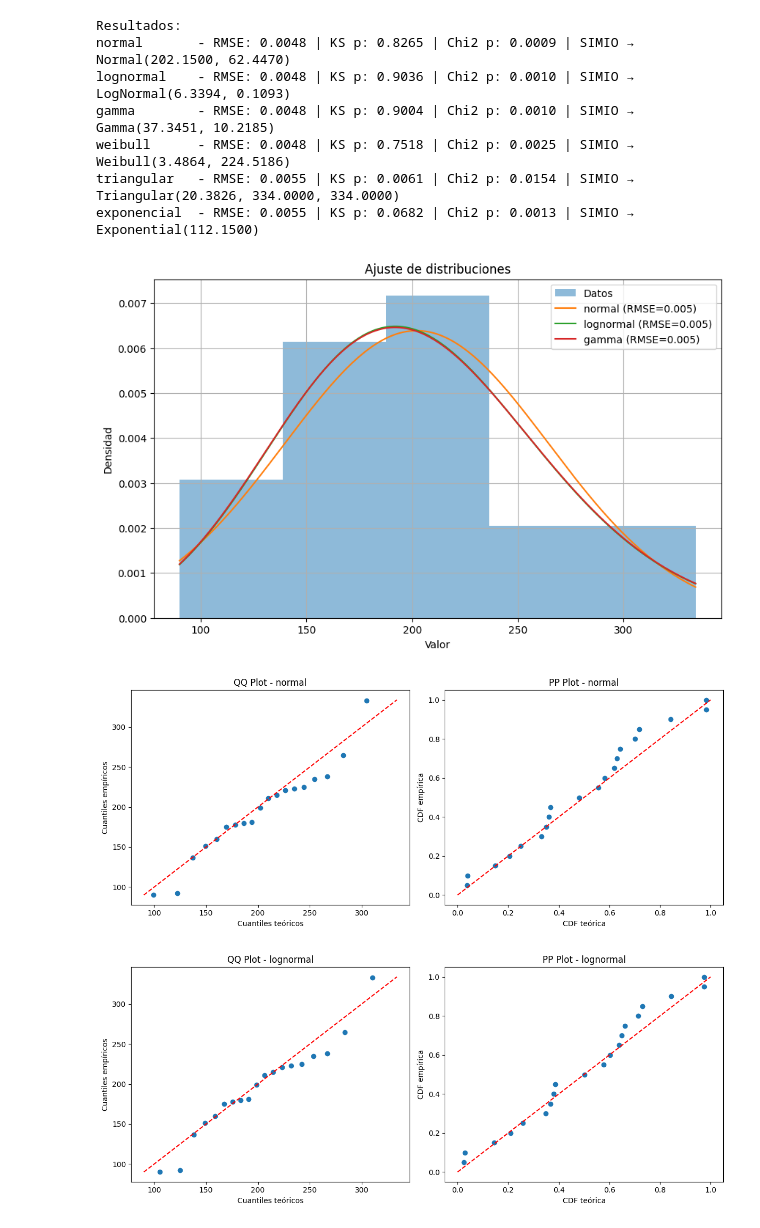
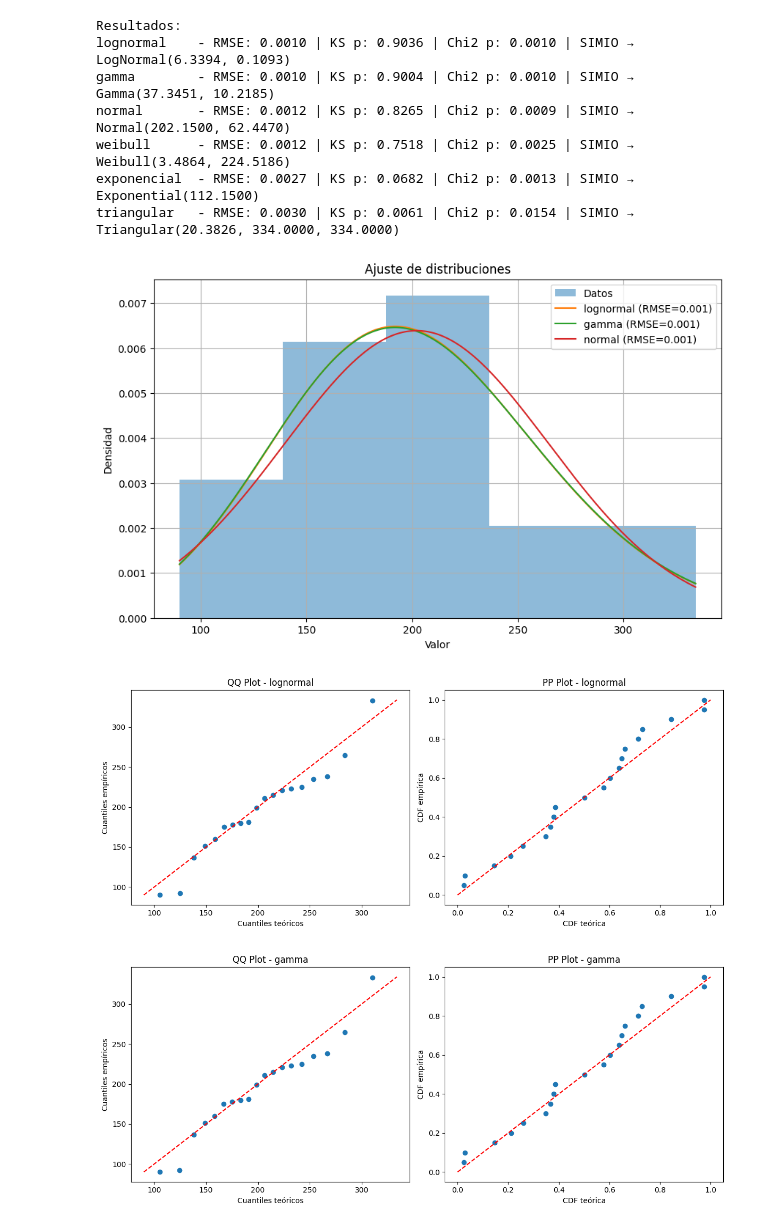
Before and after one commit to VichoRamirez/Simulacion, a Jupyter notebook: Ajustes_Distribucion.ipynb, the cells around one changed output. Drawn from its saved outputs; the diff is of its cells as text; code cells hidden in the pictures.

```diff
--- a/Ajustes_Distribucion.ipynb
+++ b/Ajustes_Distribucion.ipynb
@@ -24,7 +24,7 @@ def chi_cuadrado_test(data, distrib, params, bins=30):
     p_value = 1 - stats.chi2.cdf(chi2, df)
     return chi2, p_value
 
-def ajustar_distribuciones(data):
+def ajustar_distribuciones(data, bins):
     resultados = []
     x = np.linspace(min(data), max(data), 1000)
 
@@ -37,7 +37,7 @@ def ajustar_distribuciones(data):
             pdf_ajustada = distrib.pdf(x, *params)
 
             # Interpolación para RMSE
-            hist, bins = np.histogram(data, bins=30, density=True)
+            hist, bins = np.histogram(data, bins=bins, density=True)
             bin_centers = 0.5 * (bins[1:] + bins[:-1])
             pdf_interp = np.interp(bin_centers, x, pdf_ajustada)
             rmse = np.sqrt(mean_squared_error(hist, pdf_interp))
@@ -103,3 +103,20 @@ def qq_pp_plots(data, nombre, distrib, params):
 
     plt.tight_layout()
     plt.show()
+
+datos = pd.read_excel("Proyecto Simulación.xlsx", sheet_name="Personas", usecols='A:I')
+datos.drop(columns = ["Hora", "Tiempo llegadas(min)", "Hora subida", "Hora dif", "Tiempo subida (min)", "Tiempo subida (seg)"], inplace = True)
+datos = datos.iloc[:1112]
+datos.info()
+personas_llegada = np.array(datos['Tiempo llegadas(seg)'].astype('float'))[1:]
+personas_subida = np.array(datos[datos['Tiempo entre subida']<= 20]['Tiempo entre subida'].astype('float'))[1:] #Elimina los outliers (tiempos en los que no había bus)
+bins_pl = round(np.sqrt(len(personas_llegada))) # Según la regla de la raiz cuadrada
+bins_ps = round(np.sqrt(len(personas_subida)))
+
+datos = pd.read_excel("Proyecto Simulación.xlsx", sheet_name="Buses", usecols='A:I')
+datos.drop(columns = ["Hora Lleg.", "Hora entre", "T. entre lleg. (min)", "Hora Salida", "Hora para Salida", "T. Salida (min)"], inplace = True)
+datos.info()
+buses_llegada = np.array(datos['T. entre lleg. (seg)'].astype('float'))
+buses_salida = np.array(datos['T. Salida (seg)'].astype('float'))
+bins_bl = round(np.log2(len(buses_llegada))+1)
+bins_bs = round(np.log2(len(buses_llegada))+1)
@@ -144,6 +144,6 @@ memory usage: 612.0 bytes
 # %%
 # Ajustar distribuciones
-resultados = ajustar_distribuciones(personas_llegada)
+resultados = ajustar_distribuciones(personas_llegada, bins_pl)
 
 print("\nResultados:")
 for r in resultados:
@@ -200,7 +200,7 @@ triangular   - RMSE: 0.0523 | KS p: 0.0000 | Chi2 p: 0.0000 | SIMIO → Triangul
 [figure]
 # %%
 # Ajustar distribuciones
-resultados = ajustar_distribuciones(personas_subida)
+resultados = ajustar_distribuciones(personas_subida, bins_ps)
 
 print("\nResultados:")
 for r in resultados:
@@ -257,7 +257,7 @@ gamma        - RMSE: 0.1564 | KS p: 0.0000 | Chi2 p: 0.0000 | SIMIO → Gamma(0.
 [figure]
 # %%
 # Ajustar distribuciones
-resultados = ajustar_distribuciones(buses_llegada)
+resultados = ajustar_distribuciones(buses_llegada, bins_bl)
 
 print("\nResultados:")
 for r in resultados:
@@ -275,39 +275,39 @@ for r in resultados:
     elif nombre == 'gamma':
         simio_str = f"Gamma({p[0]:.4f}, {p[2]:.4f})"
     elif nombre == 'weibull':
         simio_str = f"Weibull({p[0]:.4f}, {p[2]:.4f})"
     elif nombre == 'lognormal':
         mu = np.log(p[2])
         sigma = p[0]
         simio_str = f"LogNormal({mu:.4f}, {sigma:.4f})"
     elif nombre == 'triangular':
         min_val = p[1]
         max_val = p[1] + p[2]
         mode = min_val + p[2] * p[0]
         simio_str = f"Triangular({min_val:.4f}, {mode:.4f}, {max_val:.4f})"
     else:
         simio_str = f"{nombre.capitalize()}({', '.join(f'{x:.4f}' for x in p)})"
 
     print(f"{nombre:12} - RMSE: {rmse:.4f} | KS p: {ks_p:.4f} | Chi2 p: {chi2_p:.4f} | SIMIO → {simio_str}")
 
 
 
 # Seleccionar y graficar las mejores distribuciones
 top_n = 3
 mejores = resultados[:top_n]
 graficar_resultados(buses_llegada, mejores, bins_bl)
 
 # Graficar QQ y PP plots para las mejores
 for res in mejores:
     qq_pp_plots(buses_llegada, res['nombre'], distribuciones[res['nombre']], res['params'])
 # %% [output]
 Resultados:
-normal       - RMSE: 0.0048 | KS p: 0.8265 | Chi2 p: 0.0009 | SIMIO → Normal(202.1500, 62.4470)
-lognormal    - RMSE: 0.0048 | KS p: 0.9036 | Chi2 p: 0.0010 | SIMIO → LogNormal(6.3394, 0.1093)
-gamma        - RMSE: 0.0048 | KS p: 0.9004 | Chi2 p: 0.0010 | SIMIO → Gamma(37.3451, 10.2185)
-weibull      - RMSE: 0.0048 | KS p: 0.7518 | Chi2 p: 0.0025 | SIMIO → Weibull(3.4864, 224.5186)
-triangular   - RMSE: 0.0055 | KS p: 0.0061 | Chi2 p: 0.0154 | SIMIO → Triangular(20.3826, 334.0000, 334.0000)
-exponencial  - RMSE: 0.0055 | KS p: 0.0682 | Chi2 p: 0.0013 | SIMIO → Exponential(112.1500)
+lognormal    - RMSE: 0.0010 | KS p: 0.9036 | Chi2 p: 0.0010 | SIMIO → LogNormal(6.3394, 0.1093)
+gamma        - RMSE: 0.0010 | KS p: 0.9004 | Chi2 p: 0.0010 | SIMIO → Gamma(37.3451, 10.2185)
+normal       - RMSE: 0.0012 | KS p: 0.8265 | Chi2 p: 0.0009 | SIMIO → Normal(202.1500, 62.4470)
+weibull      - RMSE: 0.0012 | KS p: 0.7518 | Chi2 p: 0.0025 | SIMIO → Weibull(3.4864, 224.5186)
+exponencial  - RMSE: 0.0027 | KS p: 0.0682 | Chi2 p: 0.0013 | SIMIO → Exponential(112.1500)
+triangular   - RMSE: 0.0030 | KS p: 0.0061 | Chi2 p: 0.0154 | SIMIO → Triangular(20.3826, 334.0000, 334.0000)
-[figure, old version]
+[figure, new version]
-[figure, old version]
+[figure, new version]
-[figure, old version]
+[figure, new version]
```
Also changed, not shown: parts of 6 cells of this notebook.
